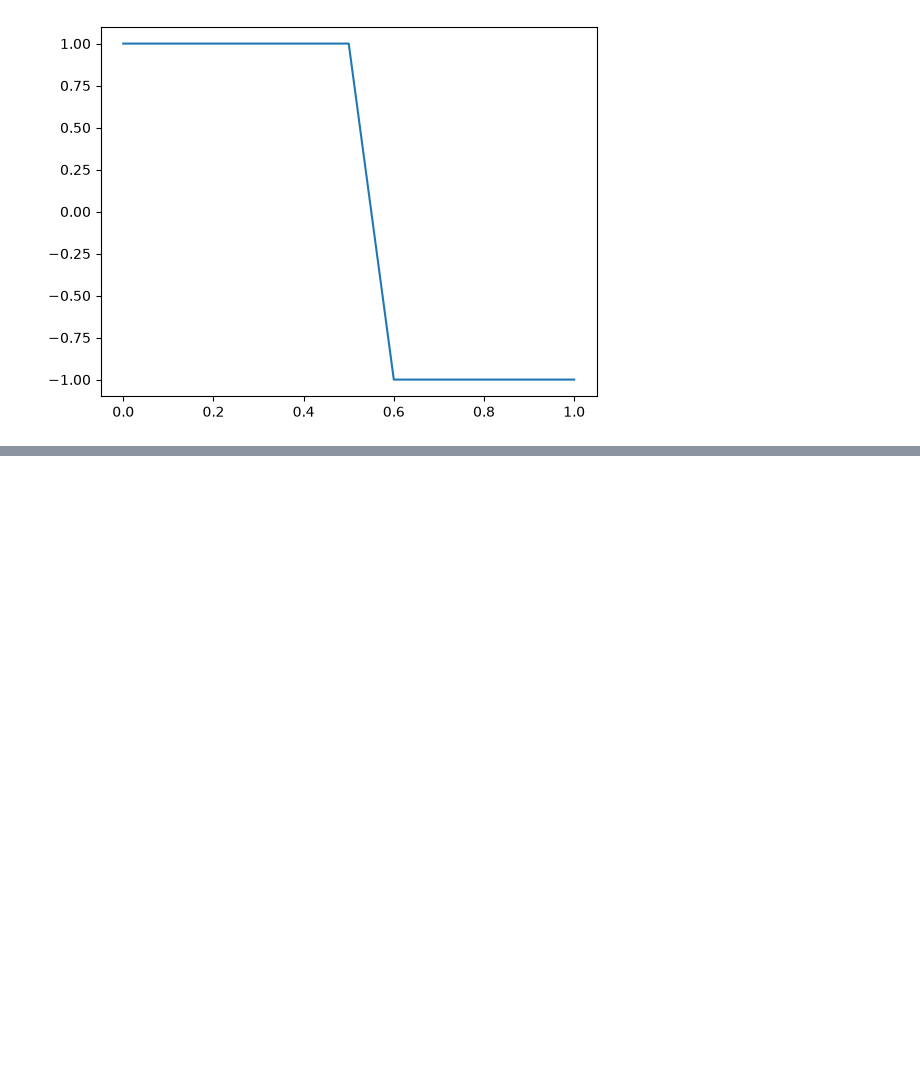
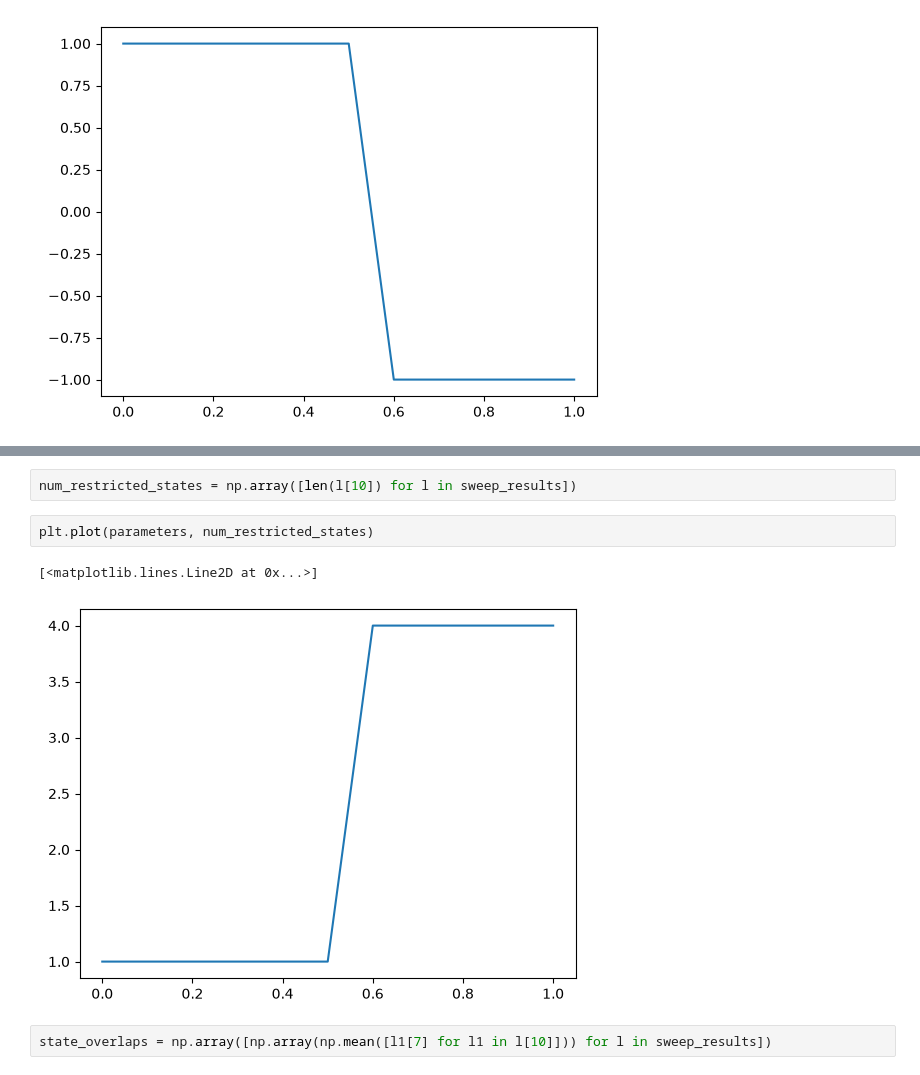
Before and after one commit to kieran-cooney/spt_numerical_classificiation, a Jupyter notebook: code/time_reversal_symmetries/truncating_reduced_density_matrices/zxz_y_tensor_network_factorization_sweep.ipynb, the cells around one changed output, grey strips where cells are left out. Cells and saved outputs as stored; diff of their text form; blank space fills up the shorter version.

```diff
--- a/code/time_reversal_symmetries/truncating_reduced_density_matrices/zxz_y_tensor_network_factorization_sweep.ipynb
+++ b/code/time_reversal_symmetries/truncating_reduced_density_matrices/zxz_y_tensor_network_factorization_sweep.ipynb
@@ -797,0 +1363,9 @@ plt.plot(parameters, right_state_index)
+# %%
+num_restricted_states = np.array([len(l[10]) for l in sweep_results])
+# %%
+plt.plot(parameters, num_restricted_states)
+# %% [output]
+[<matplotlib.lines.Line2D at 0x...>]
+[figure, added]
+# %%
+state_overlaps = np.array([np.array(np.mean([l1[7] for l1 in l[10]])) for l in sweep_results])
```
Also changed, not shown: parts of 52 cells of this notebook.
